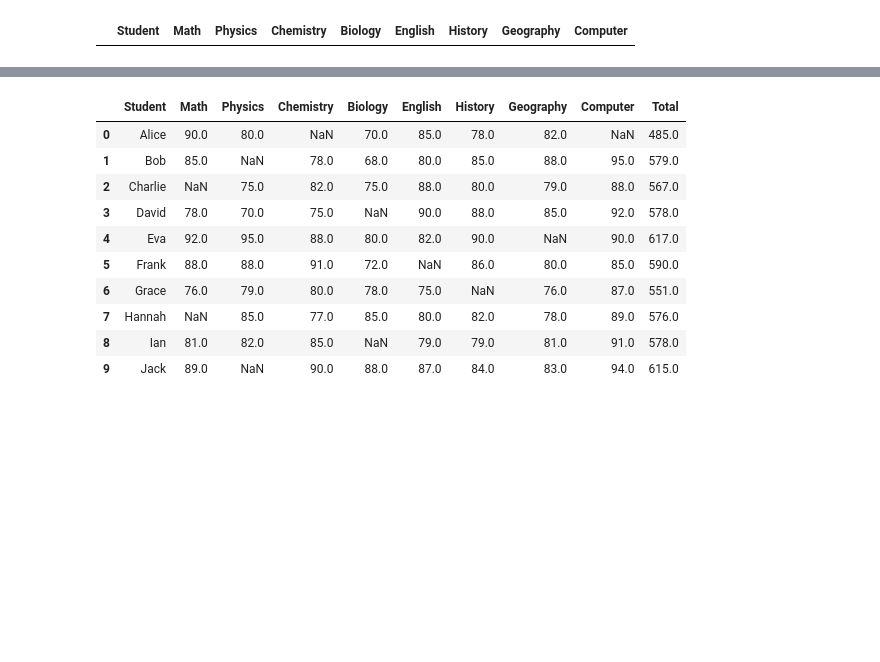
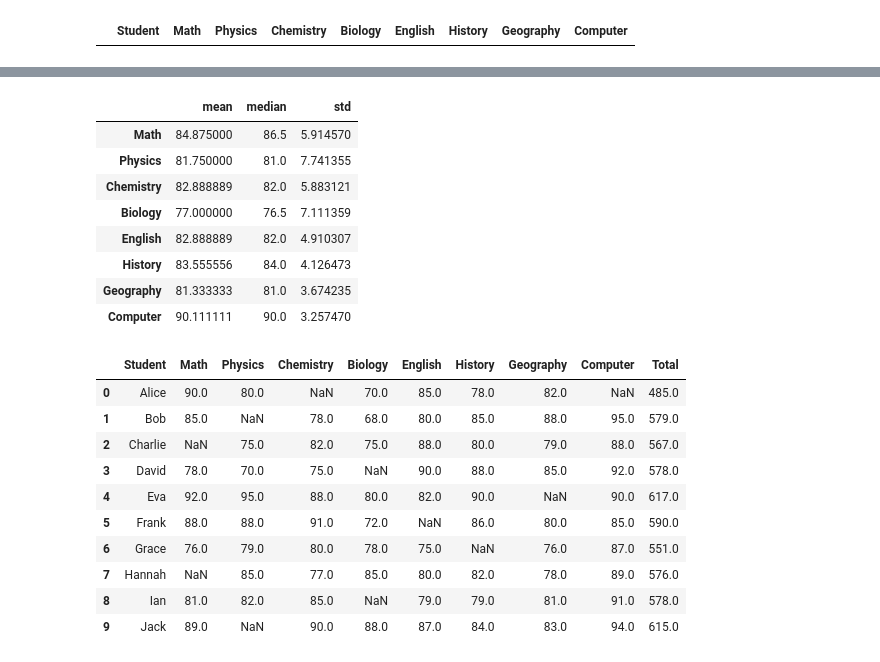
Before and after one commit to Abdulsweideh/SE-2.1-2.2-LU2, a Jupyter notebook: notebooks/01_DataAnalysis.ipynb, the cells around one changed output, grey strips where cells are left out. Drawn from its saved outputs; the diff is of its cells as text; code cells hidden in the pictures; blank space fills up the shorter version.

Commit message:
aanpassing: toevoegen tonen mean, median etc

```diff
--- a/notebooks/01_DataAnalysis.ipynb
+++ b/notebooks/01_DataAnalysis.ipynb
@@ -117,6 +116,23 @@ History      float64
 Geography    float64
 Computer     float64
 dtype: object
+# %%
+columns = ["Math", "Physics", "Chemistry", "Biology",
+           "English", "History", "Geography", "Computer"]
+
+stats = df[columns].agg(["mean", "median", "std"]).T
+
+stats
+# %% [output]
+|  | mean | median | std |
+| Math | 84.875000 | 86.5 | 5.914570 |
+| Physics | 81.750000 | 81.0 | 7.741355 |
+| Chemistry | 82.888889 | 82.0 | 5.883121 |
+| Biology | 77.000000 | 76.5 | 7.111359 |
+| English | 82.888889 | 82.0 | 4.910307 |
+| History | 83.555556 | 84.0 | 4.126473 |
+| Geography | 81.333333 | 81.0 | 3.674235 |
+| Computer | 90.111111 | 90.0 | 3.257470 |
 # %%
 # Cell 9: Add a new column "Total" as sum of all subjects
 df["Total"] = df[["Math","Physics","Chemistry","Biology","English","History","Geography","Computer"]].sum(axis=1, skipna=True)
```
Also changed, not shown: parts of 5 cells of this notebook.
